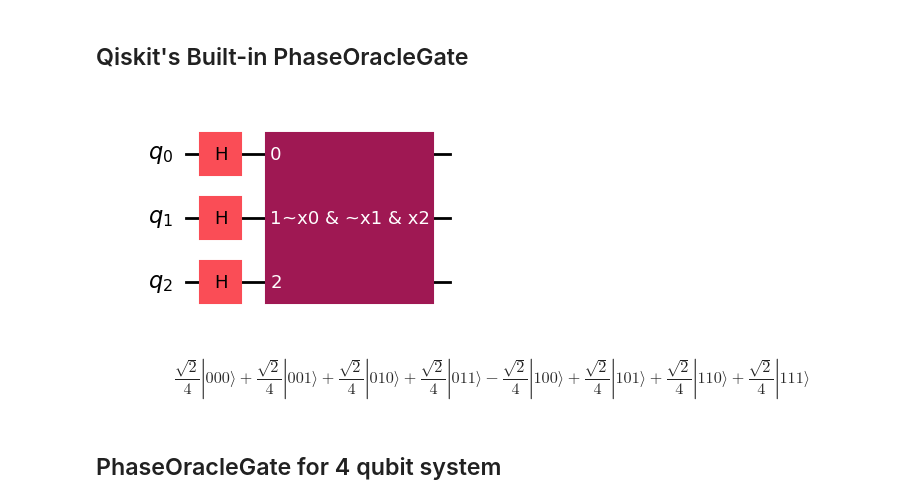
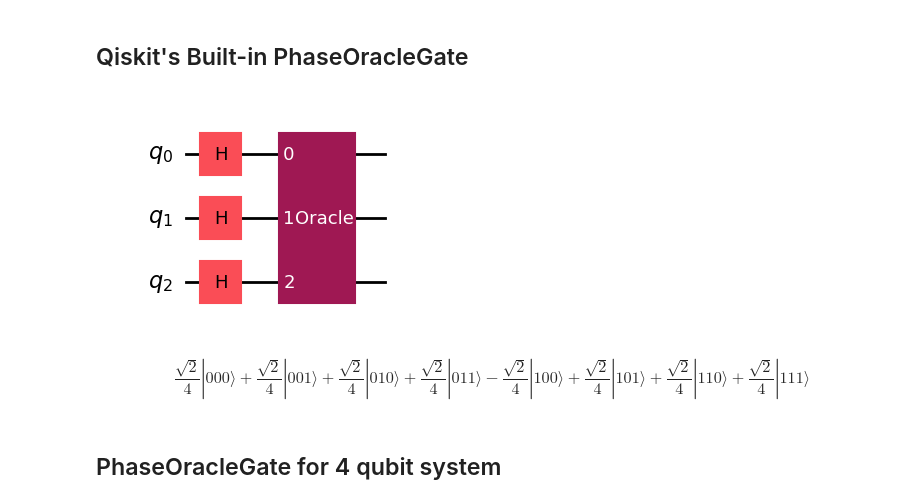
Before and after one commit to UW-ERSL/AppliedQC, a Jupyter notebook: Chapter11_LandmarkAlgorithms_notebook.ipynb, the cells around one changed output. Saved outputs shown, nothing was run; the diff lists cells and outputs as text; code cells hidden in the pictures.

```diff
--- a/Chapter11_LandmarkAlgorithms_notebook.ipynb
+++ b/Chapter11_LandmarkAlgorithms_notebook.ipynb
@@ -108,19 +119,19 @@ display(psi.draw('latex'))
 ## Qiskit's Built-in PhaseOracleGate
 # %%
 expression = bitstring_to_expression('100')
-oracle_gate = PhaseOracleGate(expression)
+oracle_gate = PhaseOracleGate(expression,label='Oracle')
 
 # Now just add it to your main circuit
-n = 3 # Don't inclde ancilla
+n = 3 # Don't include ancilla
 circuit = QuantumCircuit(n)
 for qubit in range(n):
     circuit.h(qubit)
 circuit.append(oracle_gate, range(n))
 display(circuit.draw('mpl'))
 psi = Statevector(circuit)
 display(psi.draw('latex'))
 # %% [output]
-[figure, old version]
+[figure, new version]
 $$\frac{\sqrt{2}}{4} |000\rangle+\frac{\sqrt{2}}{4} |001\rangle+\frac{\sqrt{2}}{4} |010\rangle+\frac{\sqrt{2}}{4} |011\rangle- \frac{\sqrt{2}}{4} |100\rangle+\frac{\sqrt{2}}{4} |101\rangle+\frac{\sqrt{2}}{4} |110\rangle+\frac{\sqrt{2}}{4} |111\rangle$$
 # %% [markdown]
 ## PhaseOracleGate for 4 qubit system
```
Also changed, not shown: parts of 9 cells of this notebook.
